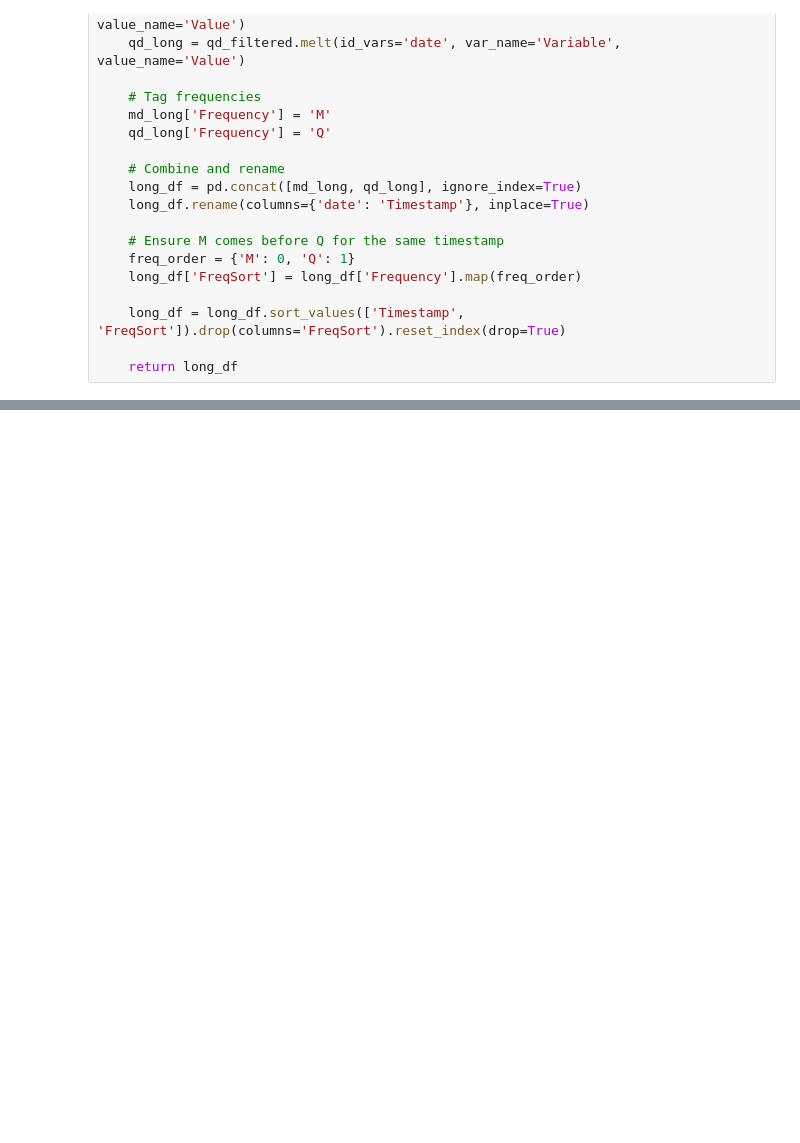
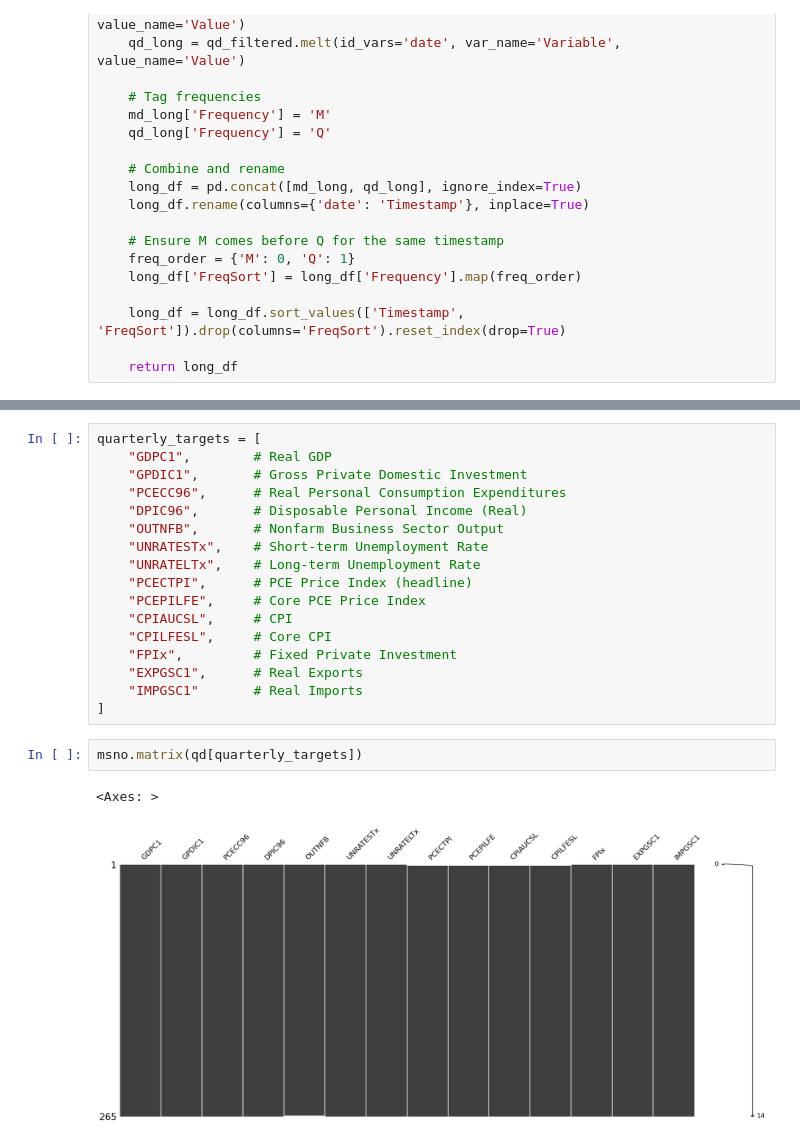
Before and after one commit to Alessiobrini/mixed-panels-transformer-encoder, a Jupyter notebook: notebooks/01-explore_fred_data.ipynb, the cells around one changed output, grey strips where cells are left out. Saved outputs shown, nothing was run; the diff lists cells and outputs as text; blank space fills up the shorter version.

```diff
--- a/notebooks/01-explore_fred_data.ipynb
+++ b/notebooks/01-explore_fred_data.ipynb
@@ -299,0 +686,22 @@ Index(['Unnamed: 0', 'date', 'RPI', 'W875RX1', 'DPCERA3M086SBEA', 'CMRMTSPLx',
+# %%
+quarterly_targets = [
+    "GDPC1",        # Real GDP
+    "GPDIC1",       # Gross Private Domestic Investment
+    "PCECC96",      # Real Personal Consumption Expenditures
+    "DPIC96",       # Disposable Personal Income (Real)
+    "OUTNFB",       # Nonfarm Business Sector Output
+    "UNRATESTx",    # Short-term Unemployment Rate
+    "UNRATELTx",    # Long-term Unemployment Rate
+    "PCECTPI",      # PCE Price Index (headline)
+    "PCEPILFE",     # Core PCE Price Index
+    "CPIAUCSL",     # CPI
+    "CPILFESL",     # Core CPI
+    "FPIx",         # Fixed Private Investment
+    "EXPGSC1",      # Real Exports
+    "IMPGSC1"       # Real Imports
+]
+# %%
+msno.matrix(qd[quarterly_targets])
+# %% [output]
+<Axes: >
+[figure, added]
```
Also changed, not shown: parts of 39 cells of this notebook.
